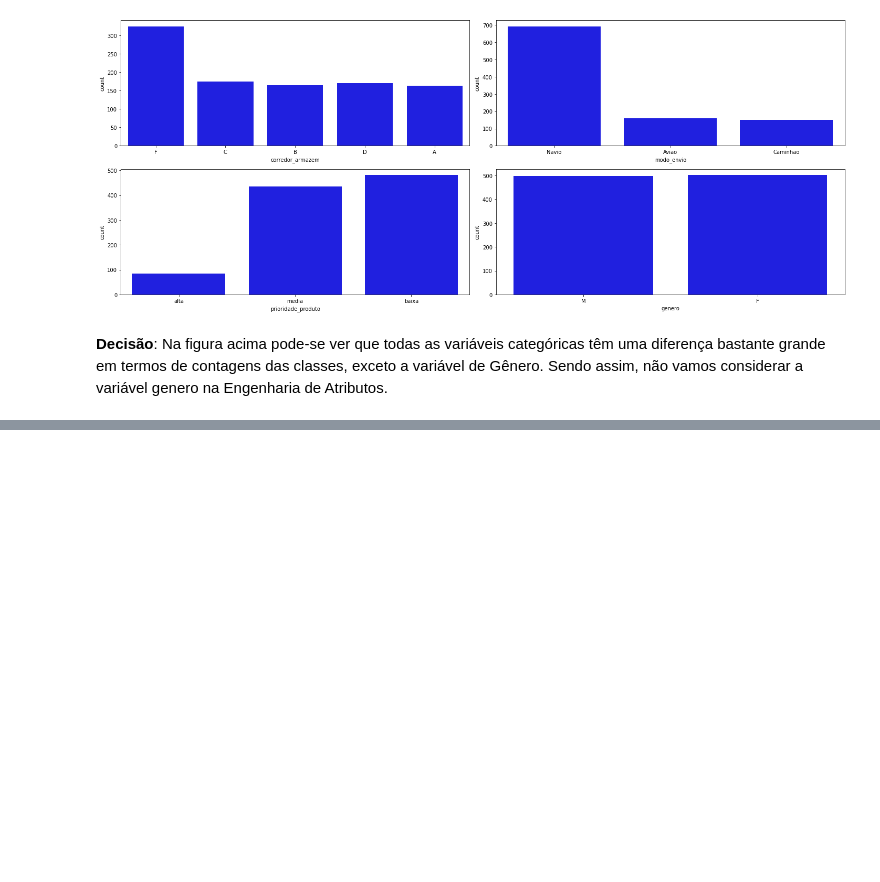
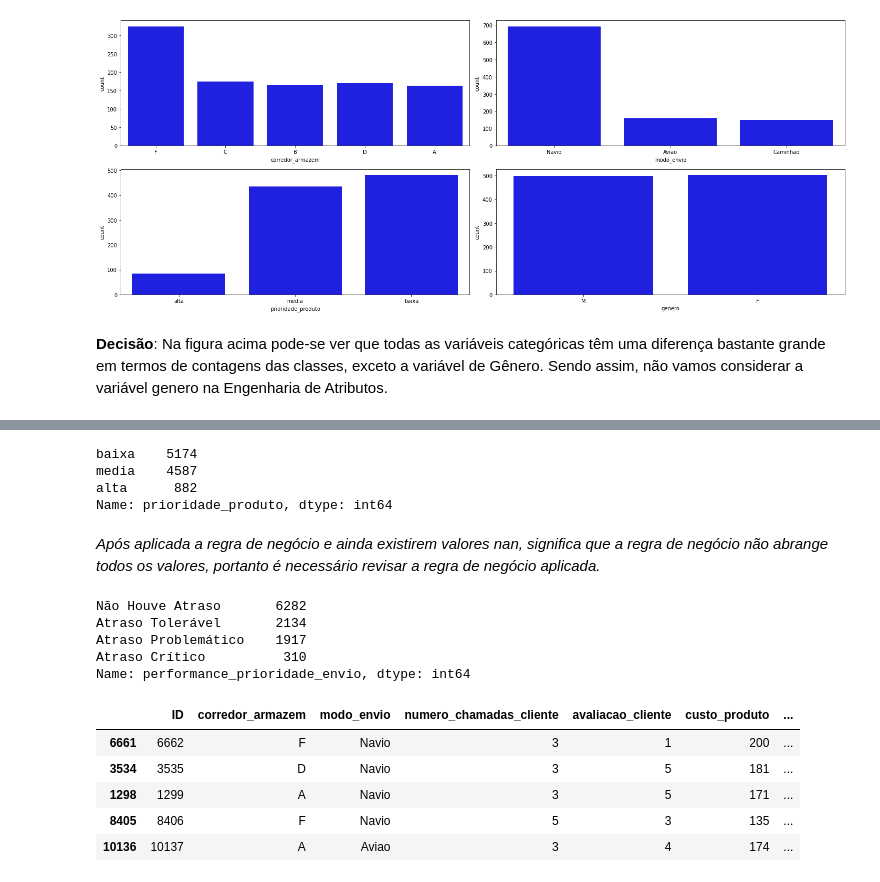
Before and after one commit to sandromzljr/Engenharia-Atributos, a Jupyter notebook: EngenhariaAtributos.ipynb, the cells around one changed output, grey strips where cells are left out. Drawn from its saved outputs; the diff is of its cells as text; code cells hidden in the pictures; blank space fills up the shorter version.

```diff
--- a/EngenhariaAtributos.ipynb
+++ b/EngenhariaAtributos.ipynb
@@ -383,0 +444,44 @@ for i in range(0, len(categoricas)):
+# %%
+# Contando o número de valores para cada categoria da coluna 'prioridade_produto'
+
+df_eng.prioridade_produto.value_counts()
+# %% [output]
+baixa    5174
+media    4587
+alta      882
+Name: prioridade_produto, dtype: int64
+# %%
+# Criando uma nova coluna e preenchendo com nan (not a number)
+
+df_eng['performance_prioridade_envio'] = np.nan
+# %% [markdown]
+*Após aplicada a regra de negócio e ainda existirem valores nan, significa que a regra de negócio não abrange todos os valores, portanto é necessário revisar a regra de negócio aplicada.*
+# %%
+# Utilizando o np.where() para condicionar a coluna performance_prioridade_envio, conforme a regra de negócio
+
+df_eng['performance_prioridade_envio'] = np.where(
+                                            (df_eng['prioridade_produto'] == 'alta') & (df_eng['entregue_no_prazo'] == 0), 'Atraso Crítico',
+                                        np.where(
+                                            (df_eng['prioridade_produto'] == 'media') & (df_eng['entregue_no_prazo'] == 0), 'Atraso Problemático',
+                                        np.where(
+                                            (df_eng['prioridade_produto'] == 'baixa') & (df_eng['entregue_no_prazo'] == 0), 'Atraso Tolerável',
+                                        'Não Houve Atraso')))
+# %%
+# Contando o número de valores para cada categoria da coluna 'prioridade_produto'
+
+df_eng.performance_prioridade_envio.value_counts()
+# %% [output]
+Não Houve Atraso       6282
+Atraso Tolerável       2134
+Atraso Problemático    1917
+Atraso Crítico          310
+Name: performance_prioridade_envio, dtype: int64
+# %%
+df_eng.sample(5)
+# %% [output]
+|  | ID | corredor_armazem | modo_envio | numero_chamadas_cliente | avaliacao_cliente | custo_produto | ... |
+| 6661 | 6662 | F | Navio | 3 | 1 | 200 | ... |
+| 3534 | 3535 | D | Navio | 3 | 5 | 181 | ... |
+| 1298 | 1299 | A | Navio | 3 | 5 | 171 | ... |
+| 8405 | 8406 | F | Navio | 5 | 3 | 135 | ... |
+| 10136 | 10137 | A | Aviao | 3 | 4 | 174 | ... |
```
Also changed, not shown: parts of 19 cells of this notebook.
